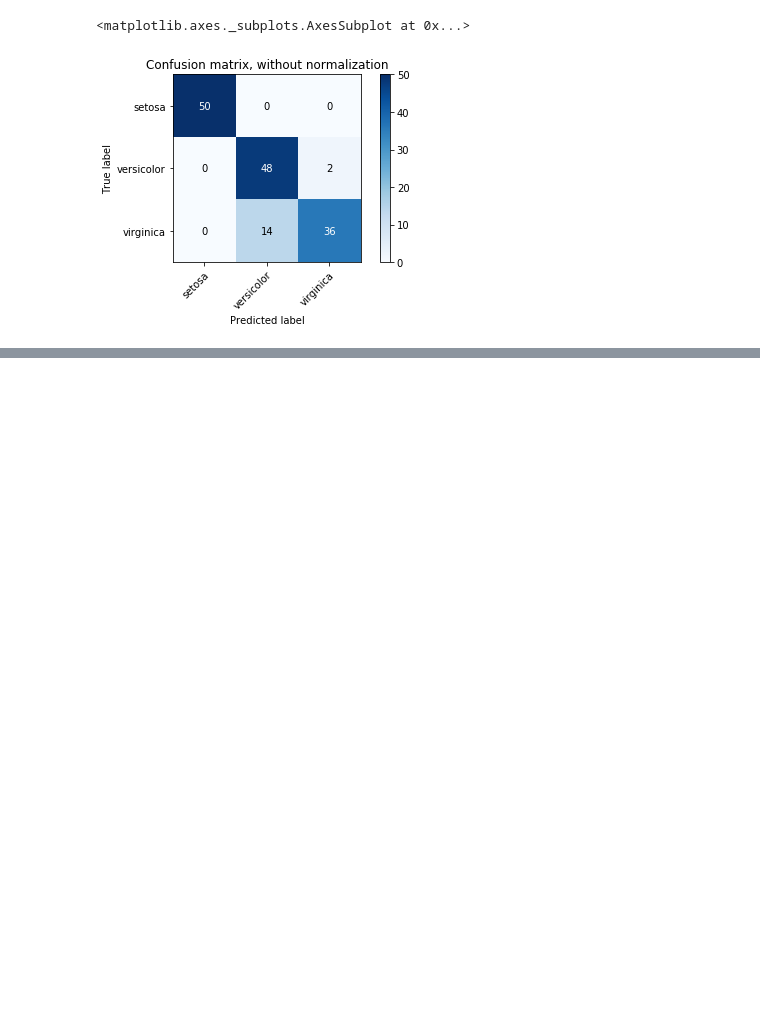
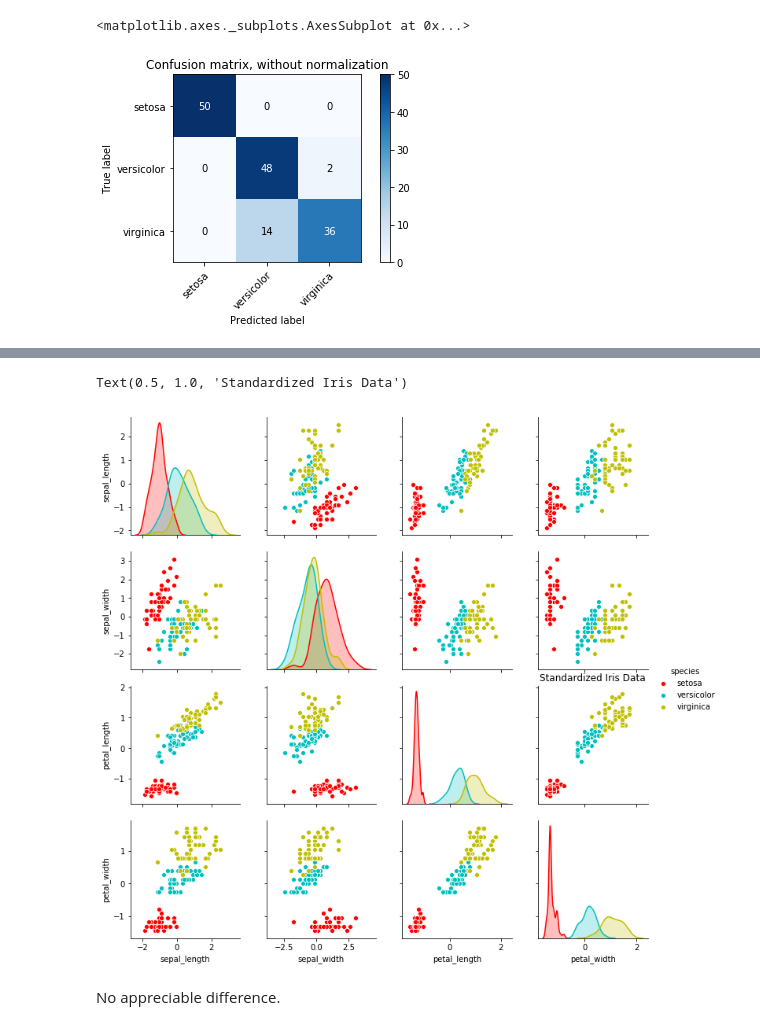
Before and after one commit to robahall/MLAlgoProjects, a Jupyter notebook: notebooks/1.0_rah_iris-kmeans.ipynb, the cells around one changed output, grey strips where cells are left out. Cells and saved outputs as stored; diff of their text form; code cells hidden in the pictures; blank space fills up the shorter version.

Commit message:
Showed standardization doesn't help separation.

```diff
--- a/notebooks/1.0_rah_iris-kmeans.ipynb
+++ b/notebooks/1.0_rah_iris-kmeans.ipynb
@@ -224,0 +229,7 @@ TODO: Plot scatter of actual versus predicted
+# %%
+standardizer = StandardScaler()
+# %%
+features_standardized = standardizer.fit_transform(features)
+# %%
+iris_df_stand = pd.concat([pd.DataFrame(features_standardized), target_df], axis = 1, ignore_index = True)
+iris_df_stand.columns = ['sepal_length', 'sepal_width', 'petal_length', 'petal_width', 'species']
@@ -224,0 +251,8 @@ TODO: Plot scatter of actual versus predicted
+# %%
+sns.pairplot(iris_df_stand, hue = 'species', palette=["r", "c", "y"])
+plt.title('Standardized Iris Data')
+# %% [output]
+Text(0.5, 1.0, 'Standardized Iris Data')
+[figure, added]
+# %% [markdown]
+No appreciable difference.
```
Also changed, not shown: parts of 7 cells of this notebook.
